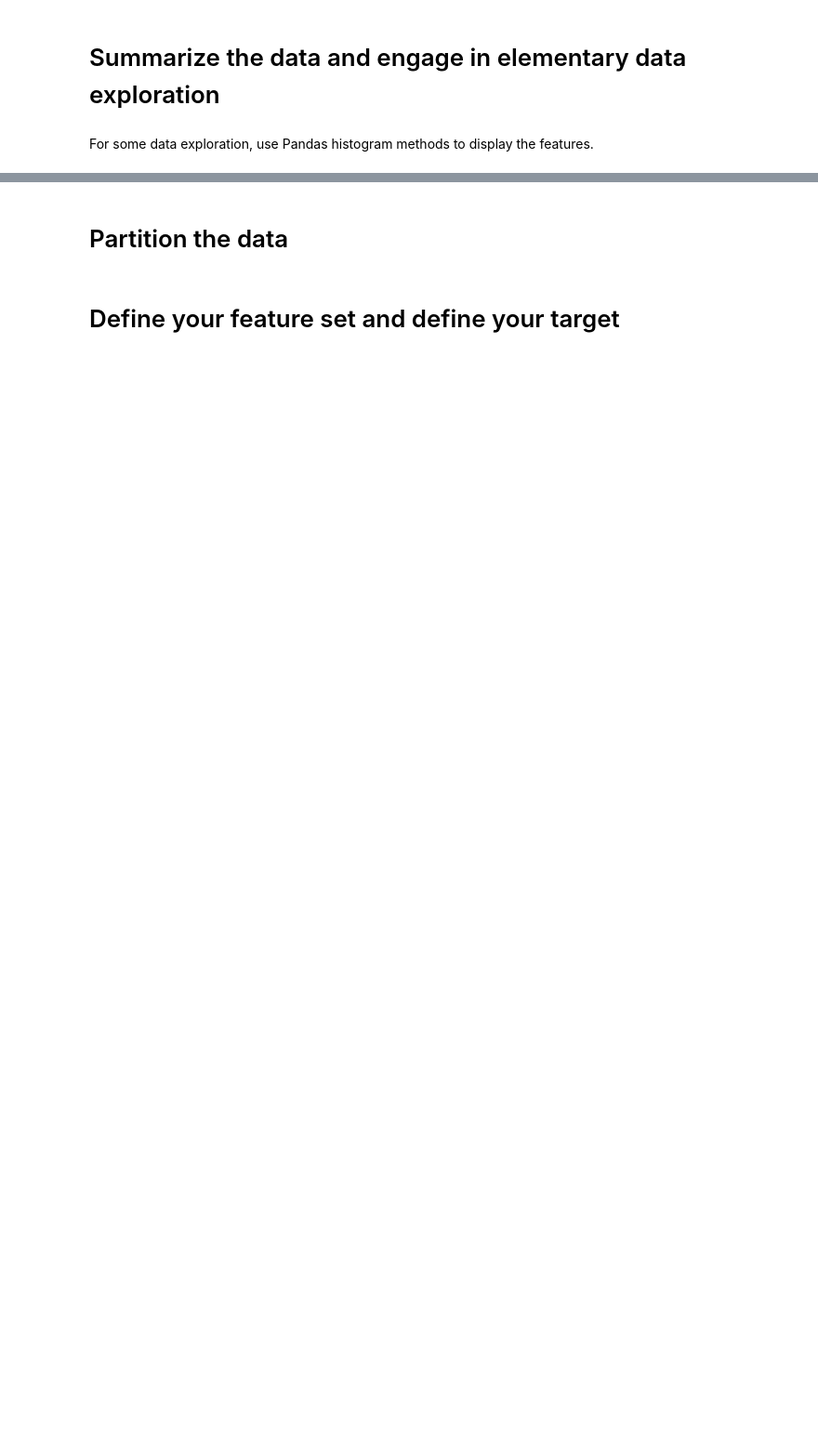
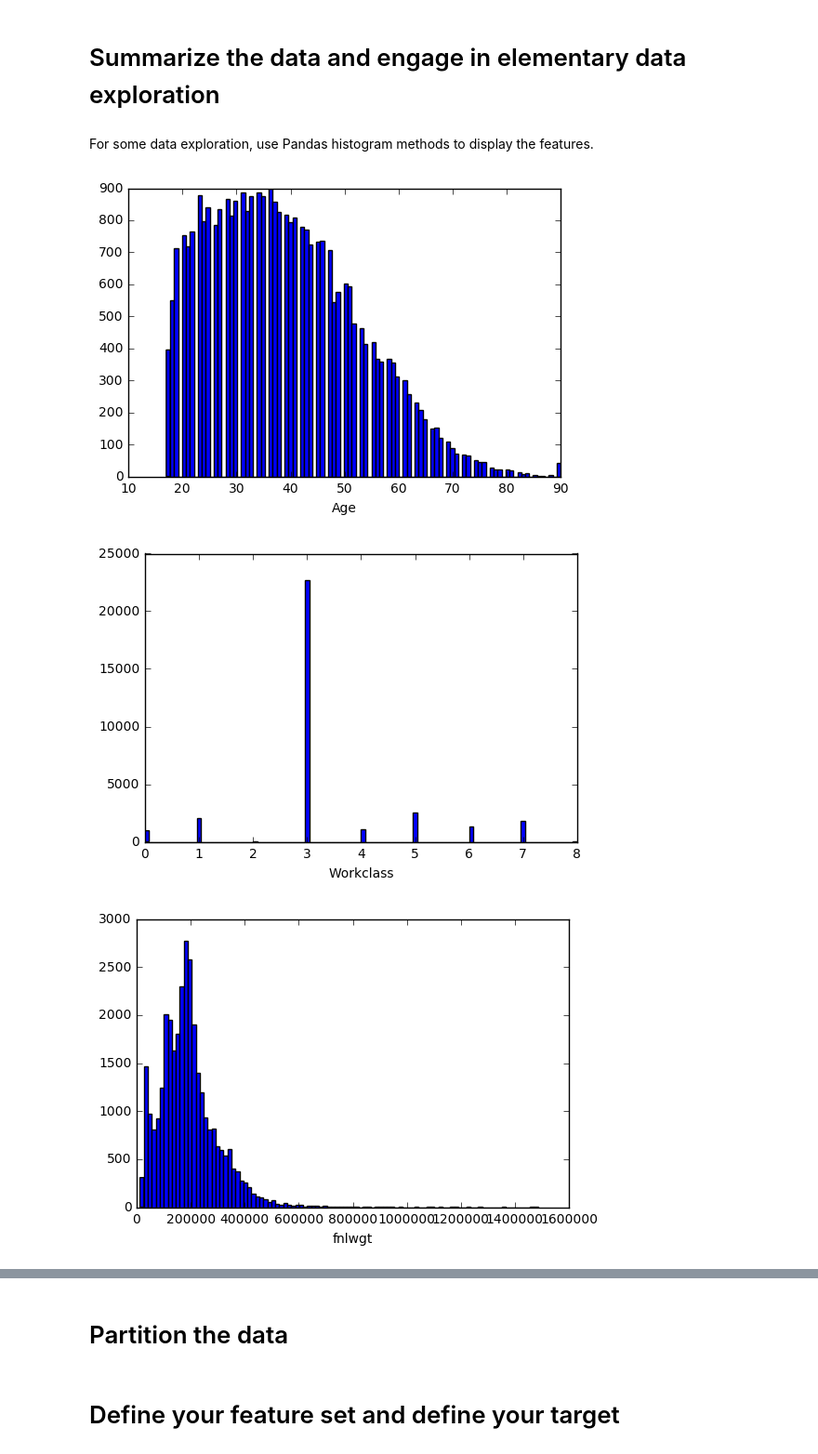
Before and after one commit to nfranchetti/notes-DSI, a Jupyter notebook: week08/4.2-naive-bayes-2.ipynb, the cells around one changed output, grey strips where cells are left out. Shown at 93% size. Saved outputs shown, nothing was run; the diff lists cells and outputs as text; code cells hidden in the pictures; blank space fills up the shorter version.

```diff
--- a/week08/4.2-naive-bayes-2.ipynb
+++ b/week08/4.2-naive-bayes-2.ipynb
@@ -36,0 +156,4 @@ Likewise, beside doing a One-hot encoding, we could also map each string label i
+# %%
+enc = OneHotEncoder()
+lbl = LabelEncoder()
+lbl.fit_transform(df['Target'])
@@ -36,0 +166,3 @@ Likewise, beside doing a One-hot encoding, we could also map each string label i
+# %%
+y = pd.DataFrame(lbl.fit_transform(df['Target']))
+y.columns = ['Target']
@@ -36,0 +189,4 @@ Likewise, beside doing a One-hot encoding, we could also map each string label i
+# %%
+for col in X.columns:
+    if X[col].dtype == 'O':
+        X[col] = lbl.fit_transform(X[col])
@@ -36,0 +214,2 @@ Likewise, beside doing a One-hot encoding, we could also map each string label i
+# %%
+X = dummies.drop('Target')
@@ -40,3 +221,11 @@ Likewise, beside doing a One-hot encoding, we could also map each string label i
 For some data exploration, use Pandas histogram methods to display the features.
 # %%
 # Write histogram functions here, and/or any other data visualizations
+for col in X:
+    plt.hist(X[col], 100)
+    plt.xlabel(col)
+    plt.show()
+# %% [output]
+[figure, added]
+[figure, added]
+[figure, added]
```
Also changed, not shown: parts of 35 cells of this notebook.
